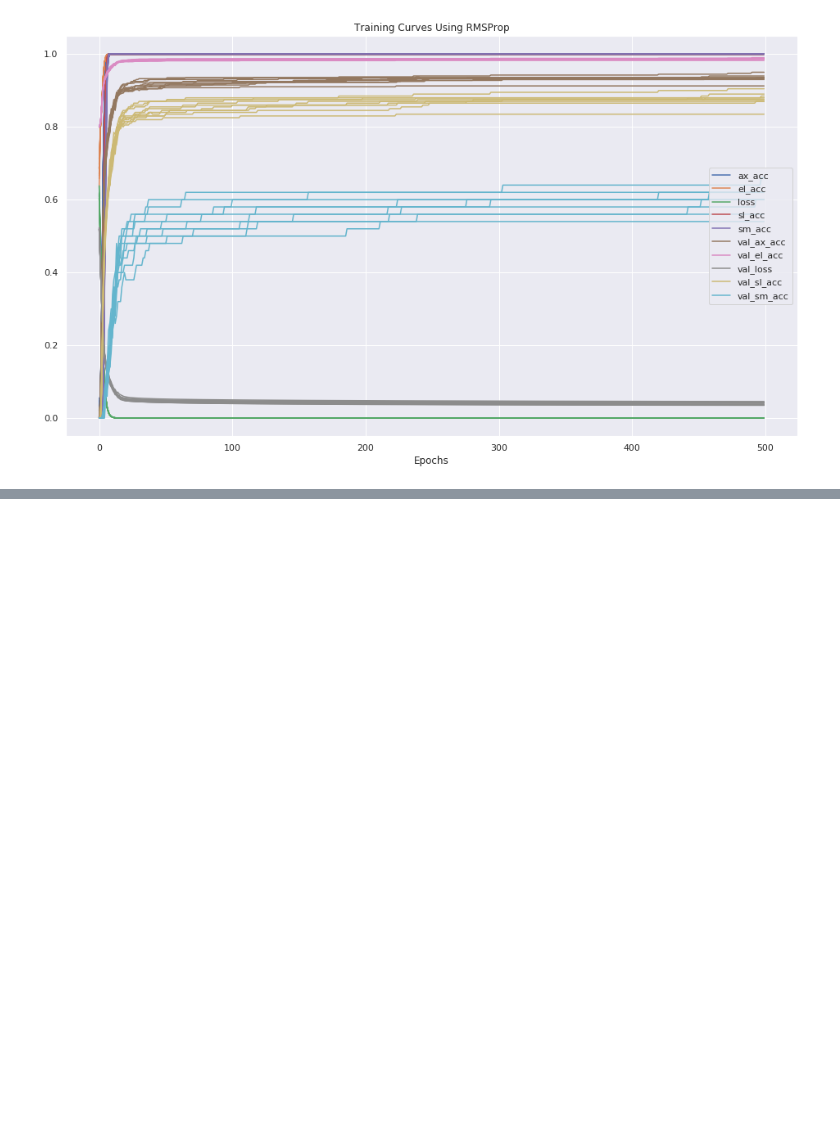
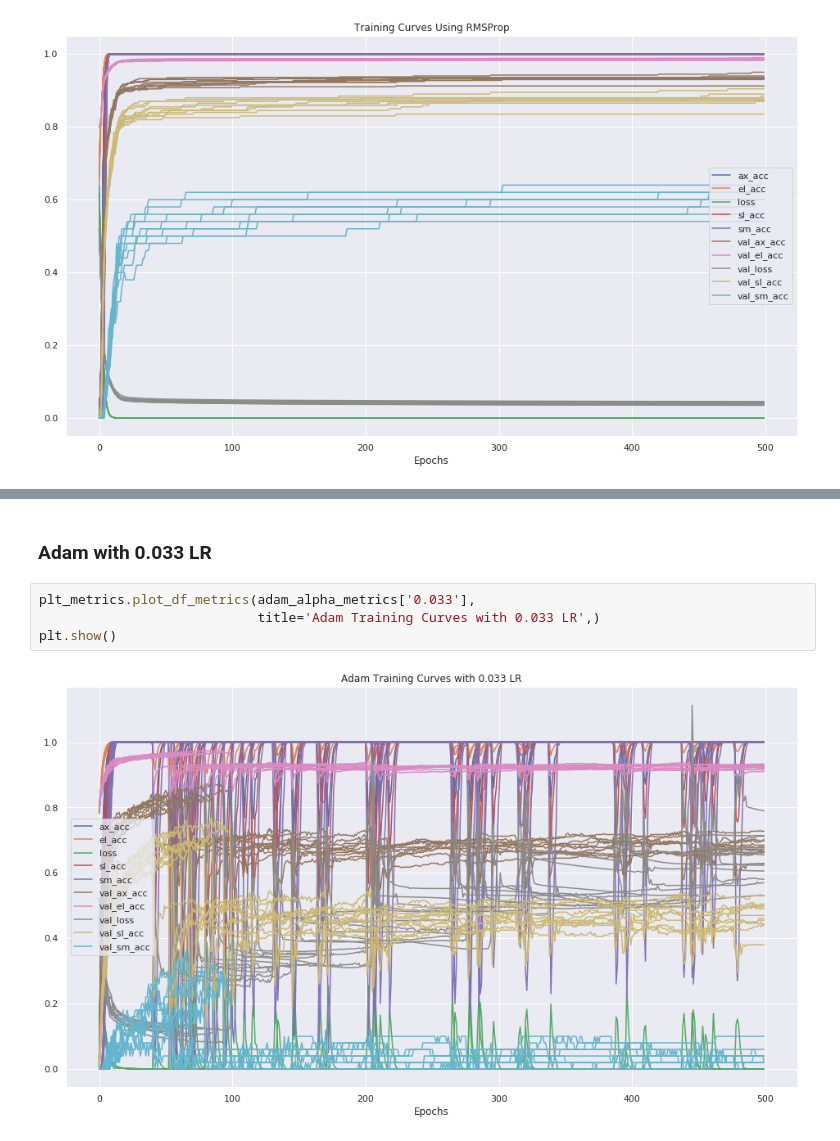
Before and after one commit to apra93/leabra-tf, a Jupyter notebook: docs/source/notebooks/0.4.1-Exploring-Different-Optimizers.ipynb, the cells around one changed output, grey strips where cells are left out. Cells and saved outputs as stored; diff of their text form; blank space fills up the shorter version.

```diff
--- a/docs/source/notebooks/0.4.1-Exploring-Different-Optimizers.ipynb
+++ b/docs/source/notebooks/0.4.1-Exploring-Different-Optimizers.ipynb
@@ -609,0 +679,8 @@ plt.show()
+# %% [markdown]
+### Adam with 0.033 LR
+# %%
+plt_metrics.plot_df_metrics(adam_alpha_metrics['0.033'],
+                            title='Adam Training Curves with 0.033 LR',)
+plt.show()
+# %% [output]
+[figure, added]
```
Also changed, not shown: parts of 13 cells of this notebook.
